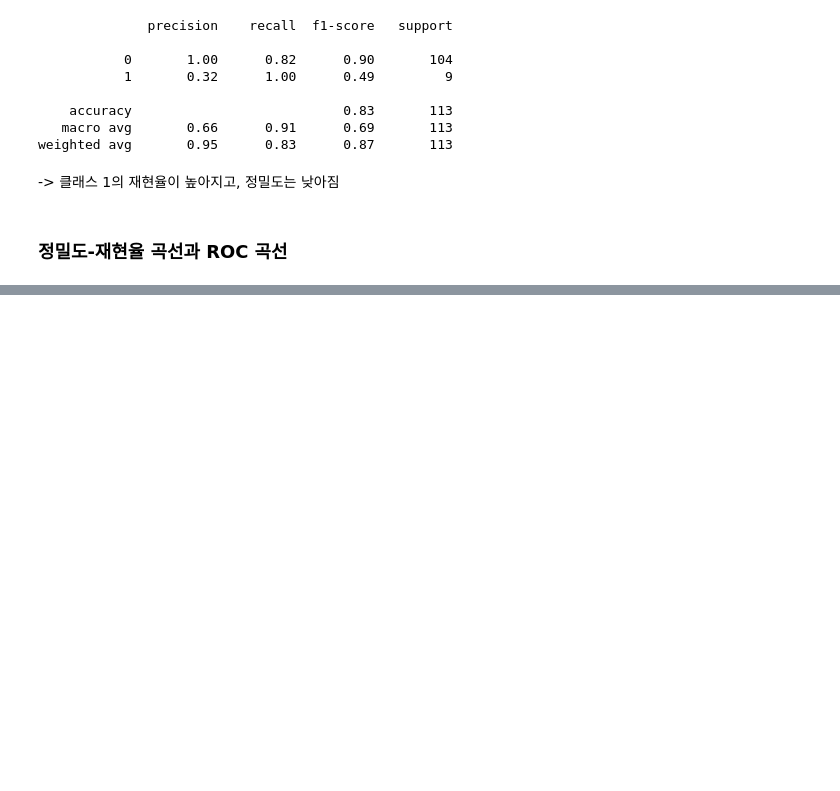
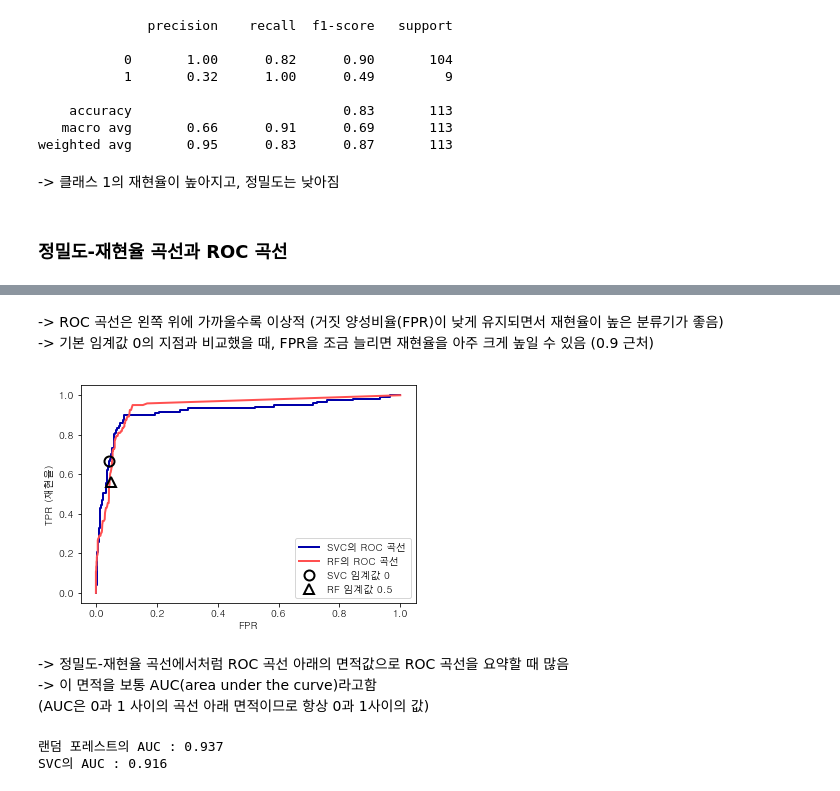
Before and after one commit to hyooo1017/Review, a Jupyter notebook: Introduction to Machine Learning with Python/5장. 모델 평가와 성능 향상.ipynb, the cells around one changed output, grey strips where cells are left out. Cells and saved outputs as stored; diff of their text form; code cells hidden in the pictures; blank space fills up the shorter version.

```diff
--- a/Introduction to Machine Learning with Python/5장. 모델 평가와 성능 향상.ipynb
+++ b/Introduction to Machine Learning with Python/5장. 모델 평가와 성능 향상.ipynb
@@ -958,0 +1076,35 @@ weighted avg       0.95      0.83      0.87       113
+# %% [markdown]
+-> ROC 곡선은 왼쪽 위에 가까울수록 이상적 (거짓 양성비율(FPR)이 낮게 유지되면서 재현율이 높은 분류기가 좋음)
+-> 기본 임계값 0의 지점과 비교했을 때, FPR을 조금 늘리면 재현율을 아주 크게 높일 수 있음 (0.9 근처)
+# %%
+from sklearn.metrics import roc_curve
+fpr_rf, tpr_rf, thresholds_rf = roc_curve(y_test, rf.predict_proba(X_test)[:, 1])
+
+plt.plot(fpr, tpr, label = 'SVC의 ROC 곡선')
+plt.plot(fpr_rf, tpr_rf, label = 'RF의 ROC 곡선')
+
+plt.xlabel('FPR')
+plt.ylabel('TPR (재현율)')
+plt.plot(fpr[close_zero], tpr[close_zero], 'o', markersize = 10, label = 'SVC 임계값 0', fillstyle = 'none', c = 'k', mew = 2)
+close_default_rf = np.argmin(np.abs(thresholds_rf - 0.5))
+plt.plot(fpr_rf[close_default_rf], tpr[close_default_rf], '^', markersize = 10,
+         label = 'RF 임계값 0.5', fillstyle = 'none', c = 'k', mew = 2)
+
+plt.legend(loc = 4);
+# %% [output]
+[figure, added]
+# %% [markdown]
+-> 정밀도-재현율 곡선에서처럼 ROC 곡선 아래의 면적값으로 ROC 곡선을 요약할 때 많음
+-> 이 면적을 보통 AUC(area under the curve)라고함
+(AUC은 0과 1 사이의 곡선 아래 면적이므로 항상 0과 1사이의 값)
+# %%
+from sklearn.metrics import roc_auc_score
+
+rf_auc = roc_auc_score(y_test, rf.predict_proba(X_test)[:, 1])
+svc_auc = roc_auc_score(y_test, svc.decision_function(X_test))
+
+print("랜덤 포레스트의 AUC : {:.3f}".format(rf_auc))
+print("SVC의 AUC : {:.3f}".format(svc_auc))
+# %% [output]
+랜덤 포레스트의 AUC : 0.937
+SVC의 AUC : 0.916
```
Also changed, not shown: parts of 48 cells of this notebook.
